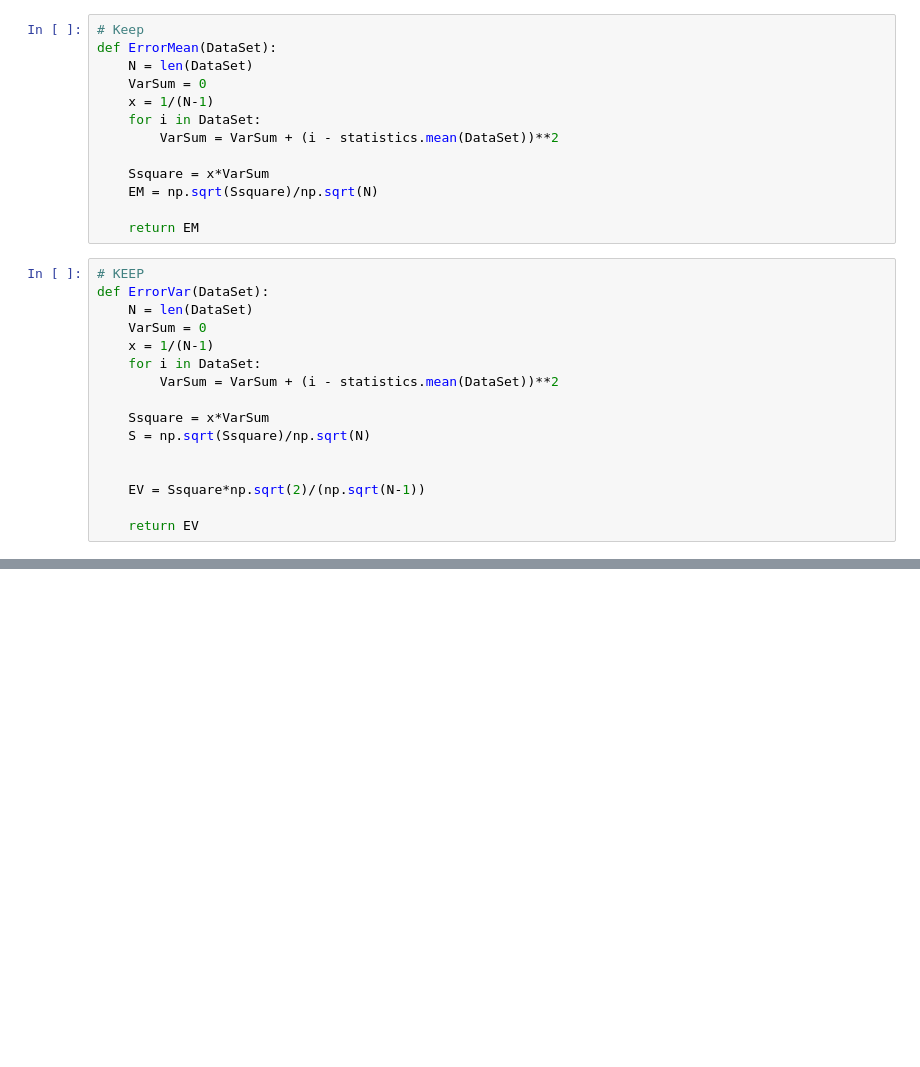
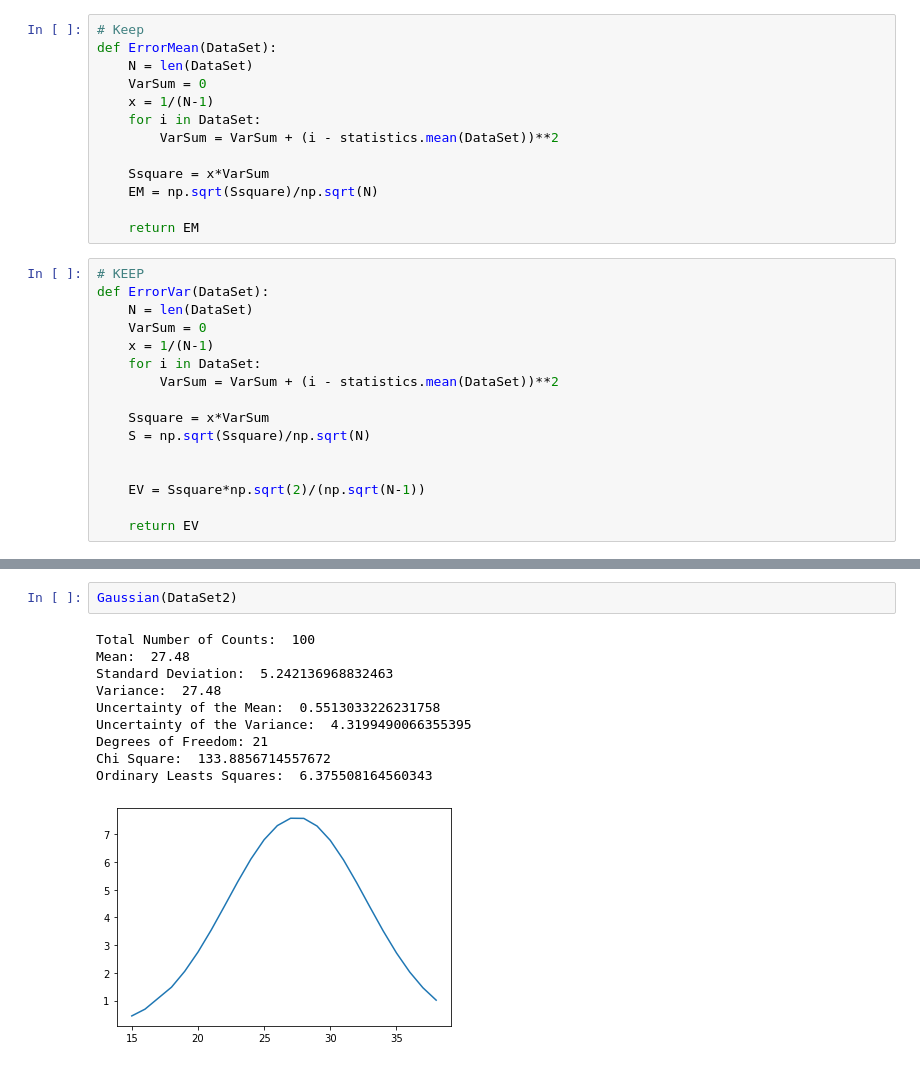
Before and after one commit to Raiziel/Experimental-Physics-Python-Projects, a Jupyter notebook: Poisson distribution.ipynb, the cells around one changed output, grey strips where cells are left out. Saved outputs shown, nothing was run; the diff lists cells and outputs as text; blank space fills up the shorter version.

```diff
--- a/Poisson distribution.ipynb
+++ b/Poisson distribution.ipynb
@@ -363,0 +394,13 @@ ChiSquare(Stat(DataSet4),Factorial,DataSet4,SampleSize(DataSet4),Count(DataSet4)
+# %%
+Gaussian(DataSet2)
+# %% [output]
+Total Number of Counts:  100
+Mean:  27.48
+Standard Deviation:  5.242136968832463
+Variance:  27.48
+Uncertainty of the Mean:  0.5513033226231758
+Uncertainty of the Variance:  4.3199490066355395
+Degrees of Freedom: 21
+Chi Square:  133.8856714557672
+Ordinary Leasts Squares:  6.375508164560343
+[figure, added]
```
Also changed, not shown: parts of 16 cells of this notebook.
